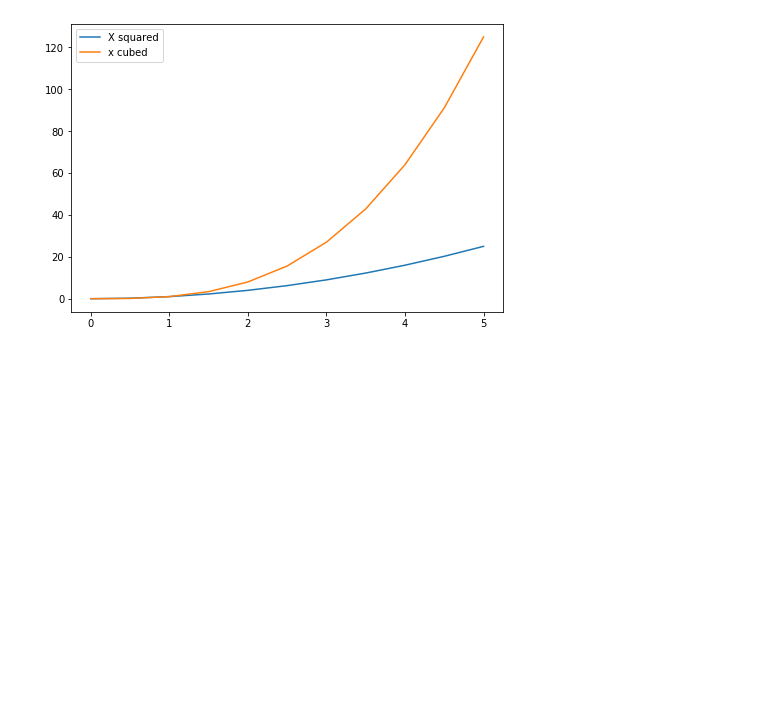
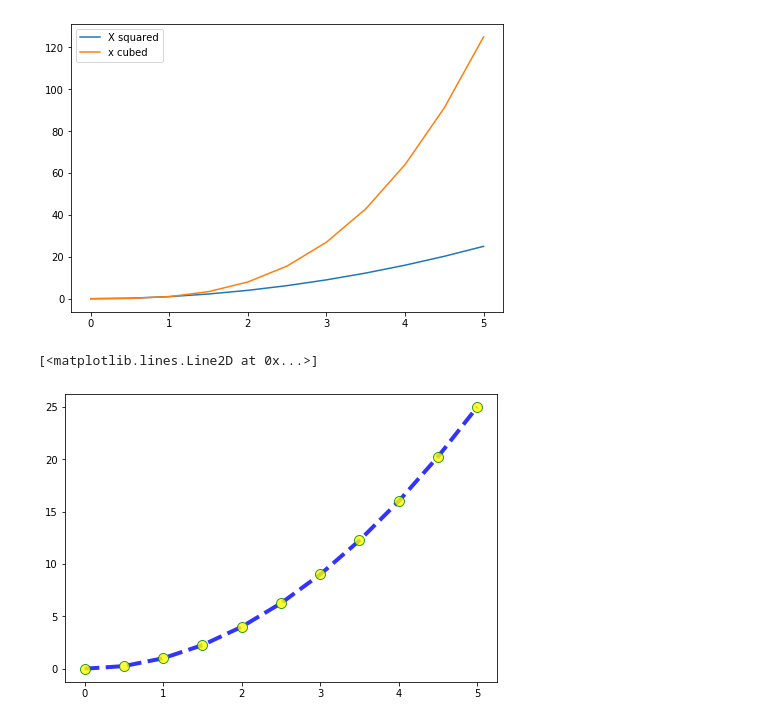
Before and after one commit to gunjanmimo/Data-Science, a Jupyter notebook: data visualization/matplotlib/Untitled.ipynb, the cells around one changed output. Drawn from its saved outputs; the diff is of its cells as text; code cells hidden in the pictures; blank space fills up the shorter version.

```diff
--- a/data visualization/matplotlib/Untitled.ipynb
+++ b/data visualization/matplotlib/Untitled.ipynb
@@ -93,3 +93,12 @@ ax.legend()
 # %% [output]
 <matplotlib.legend.Legend at 0x...>
 [figure]
+# %%
+fig = plt.figure()
+
+ax = fig.add_axes([0,0,1,1])
+ax.plot(x,y,color="blue",lw = 4,alpha= .8,ls="--",marker="o",ms=10,markerfacecolor= "yellow",
+       markeredgecolor="green")
+# %% [output]
+[<matplotlib.lines.Line2D at 0x...>]
+[figure, added]
```
Also changed, not shown: parts of 2 cells of this notebook, 1 other file.
